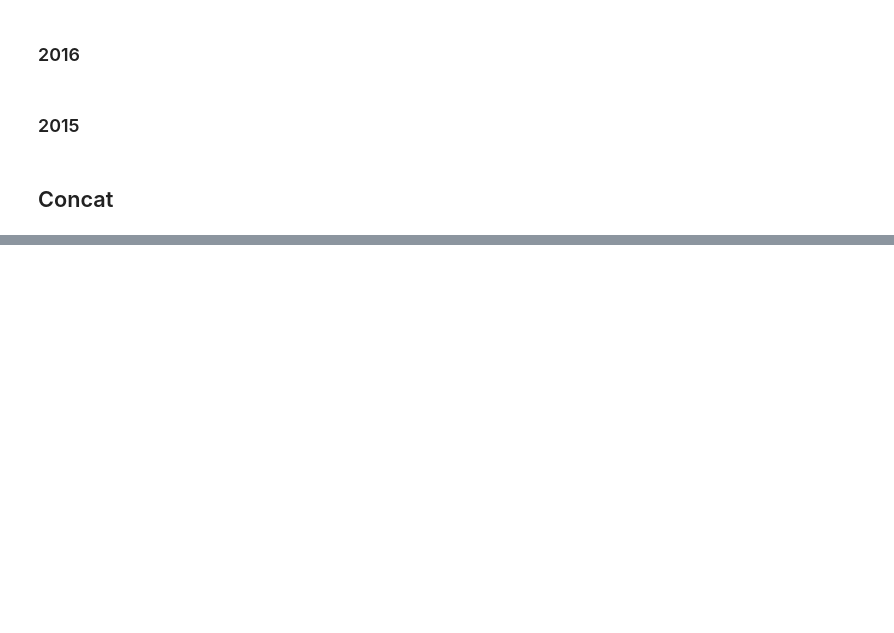
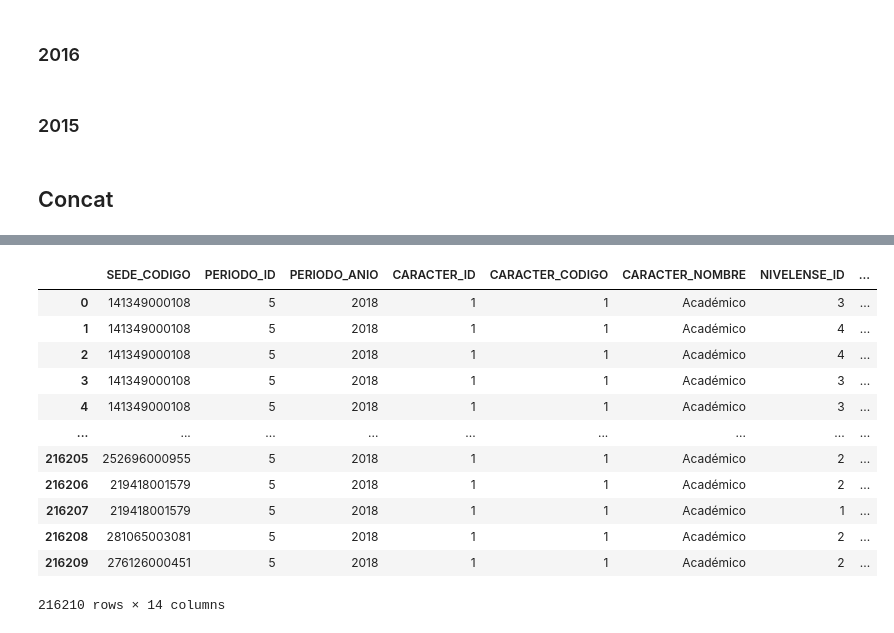
Before and after one commit to TiagoMimi/saber11_teacherinfo_db, a Jupyter notebook: joined/joined_teacher.ipynb, the cells around one changed output, grey strips where cells are left out. Cells and saved outputs as stored; diff of their text form; code cells hidden in the pictures; blank space fills up the shorter version.

```diff
--- a/joined/joined_teacher.ipynb
+++ b/joined/joined_teacher.ipynb
@@ -408,0 +552,16 @@ df_jornada_edad_2015 = dataframes["df_jornada_edad"]
+# %%
+df_asignacion_academica_2018
+# %% [output]
+|  | SEDE_CODIGO | PERIODO_ID | PERIODO_ANIO | CARACTER_ID | CARACTER_CODIGO | CARACTER_NOMBRE | NIVELENSE_ID | ... |
+| 0 | 141349000108 | 5 | 2018 | 1 | 1 | Académico | 3 | ... |
+| 1 | 141349000108 | 5 | 2018 | 1 | 1 | Académico | 4 | ... |
+| 2 | 141349000108 | 5 | 2018 | 1 | 1 | Académico | 4 | ... |
+| 3 | 141349000108 | 5 | 2018 | 1 | 1 | Académico | 3 | ... |
+| 4 | 141349000108 | 5 | 2018 | 1 | 1 | Académico | 3 | ... |
+| ... | ... | ... | ... | ... | ... | ... | ... | ... |
+| 216205 | 252696000955 | 5 | 2018 | 1 | 1 | Académico | 2 | ... |
+| 216206 | 219418001579 | 5 | 2018 | 1 | 1 | Académico | 2 | ... |
+| 216207 | 219418001579 | 5 | 2018 | 1 | 1 | Académico | 1 | ... |
+| 216208 | 281065003081 | 5 | 2018 | 1 | 1 | Académico | 2 | ... |
+| 216209 | 276126000451 | 5 | 2018 | 1 | 1 | Académico | 2 | ... |
+216210 rows × 14 columns
```
Also changed, not shown: parts of 25 cells of this notebook, 3 other files.
